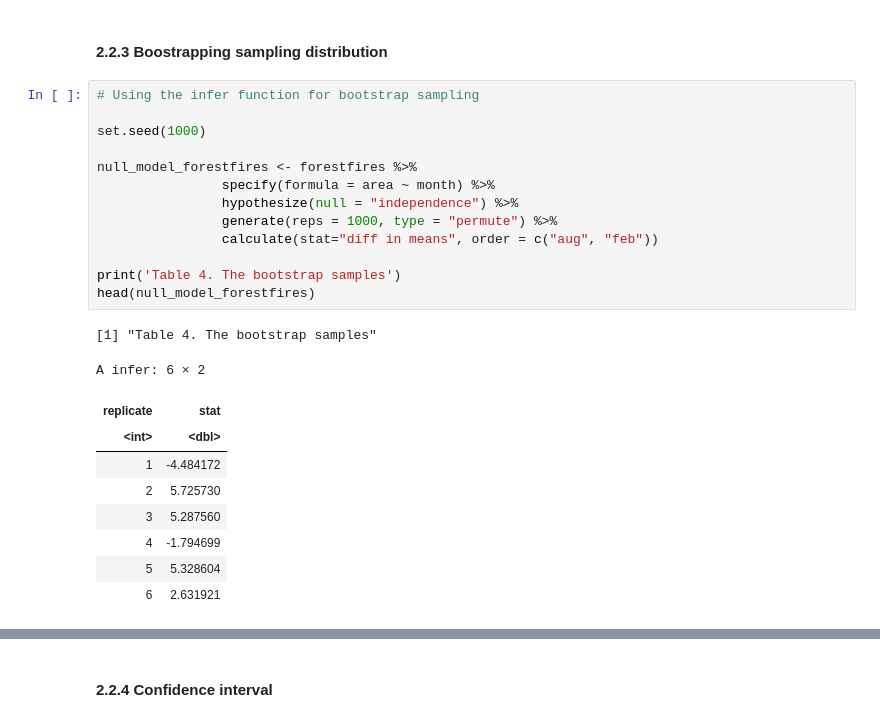
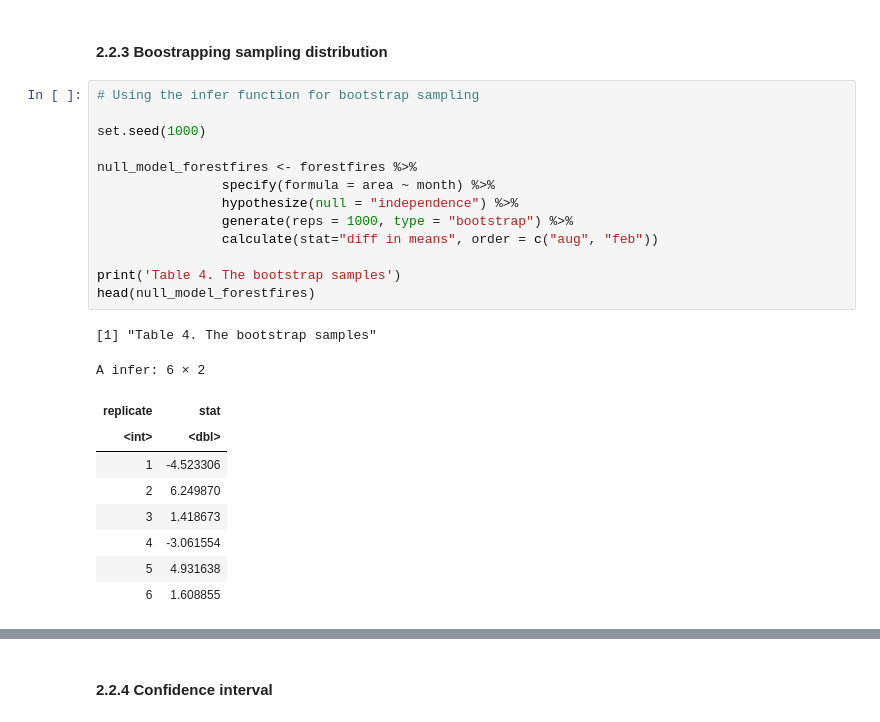
Before and after one commit to Zeeho-Lee/dsci-100-2022w2-group-36, a Jupyter notebook: Final Report.ipynb, the cells around one changed output, grey strips where cells are left out. Saved outputs shown, nothing was run; the diff lists cells and outputs as text.

```diff
--- a/Final Report.ipynb
+++ b/Final Report.ipynb
@@ -245,26 +224,26 @@ Since our p-value is higher than 0.51, we would not reject our null hypothesis.
 # %%
 # Using the infer function for bootstrap sampling
 
 set.seed(1000)
 
 null_model_forestfires <- forestfires %>%
                 specify(formula = area ~ month) %>%
                 hypothesize(null = "independence") %>%
-                generate(reps = 1000, type = "permute") %>%
+                generate(reps = 1000, type = "bootstrap") %>%
                 calculate(stat="diff in means", order = c("aug", "feb"))
 
 print('Table 4. The bootstrap samples')
 head(null_model_forestfires)
 # %% [output]
 [1] "Table 4. The bootstrap samples"
 A infer: 6 × 2
 | replicate | stat |
 | <int> | <dbl> |
-| 1 | -4.484172 |
-| 2 | 5.725730 |
-| 3 | 5.287560 |
-| 4 | -1.794699 |
-| 5 | 5.328604 |
-| 6 | 2.631921 |
+| 1 | -4.523306 |
+| 2 | 6.249870 |
+| 3 | 1.418673 |
+| 4 | -3.061554 |
+| 5 | 4.931638 |
+| 6 | 1.608855 |
 # %%
 # Visualize the bootstrap sampling distribution of difference in means of damage area with shaded p-value.
```
Also changed, not shown: parts of 8 cells of this notebook.
